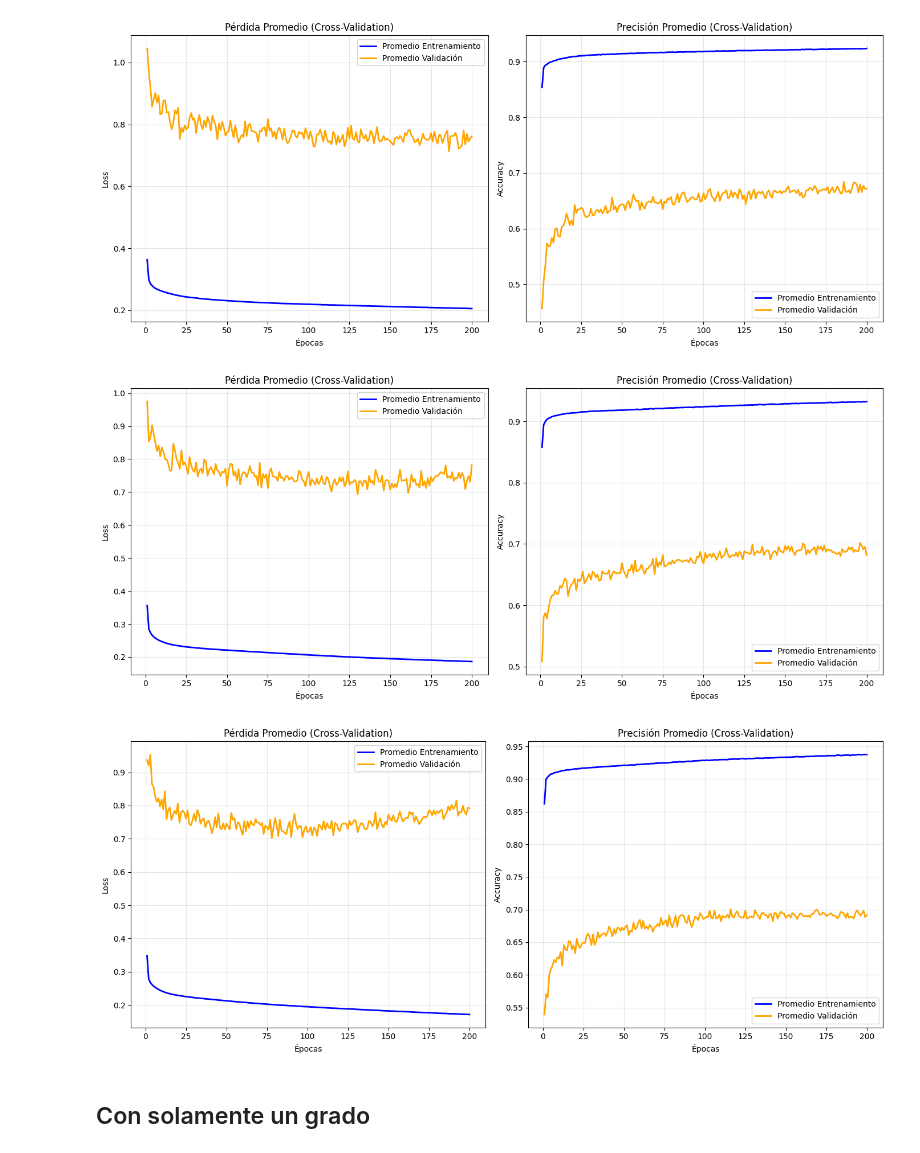
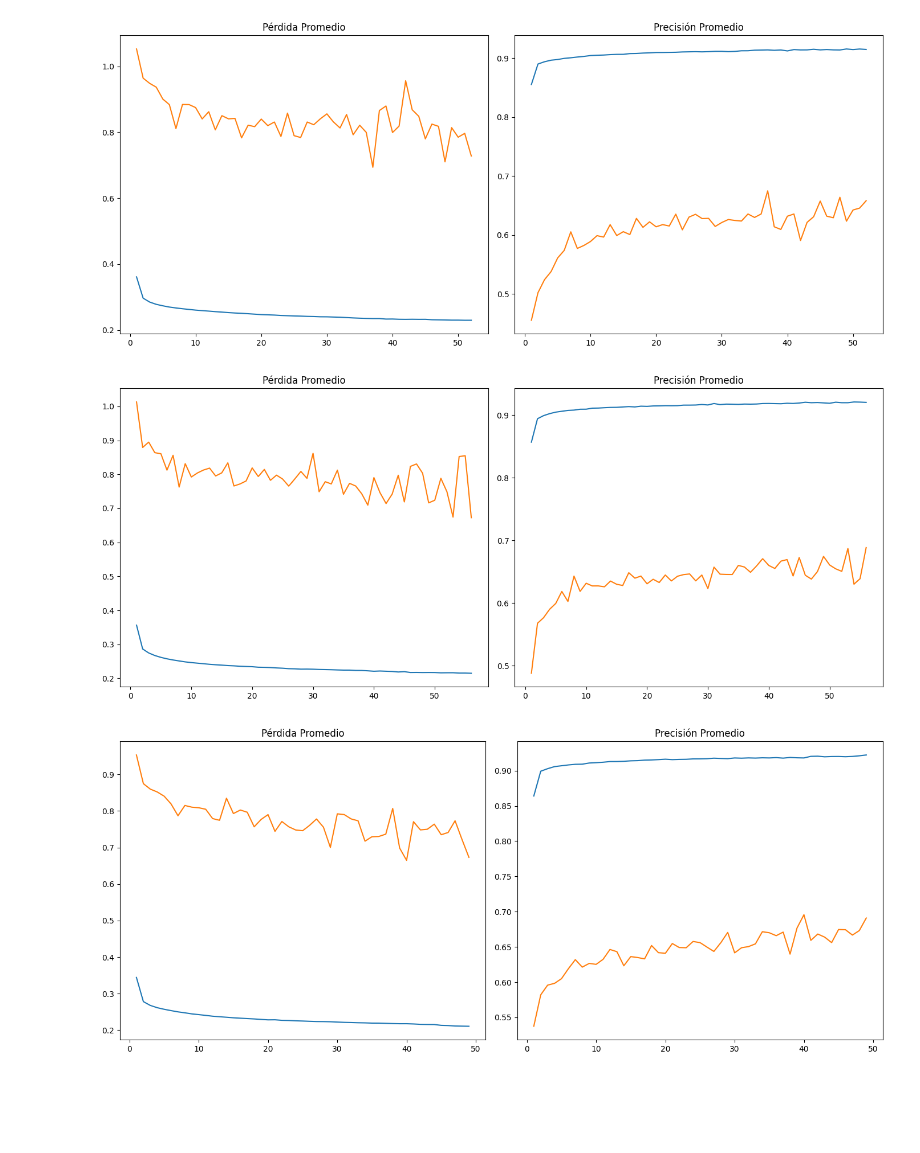
Before and after one commit to NicolasGS02/TFG, a Jupyter notebook: Polinomio de Legendre/StratifieldDataLegendre.ipynb, the cells around one changed output. Saved outputs shown, nothing was run; the diff lists cells and outputs as text; code cells hidden in the pictures; blank space fills up the shorter version.

```diff
--- a/Polinomio de Legendre/StratifieldDataLegendre.ipynb
+++ b/Polinomio de Legendre/StratifieldDataLegendre.ipynb
@@ -197,0 +118,18 @@ def calculator(scores):
+# %%
+# ===== DATOS =====
+magic_gamma_telescope_leg = fetch_ucirepo(id=159)
+
+X_leg = magic_gamma_telescope_leg.data.features
+y_leg = magic_gamma_telescope_leg.data.targets
+
+epochs_leg = 120
+batch_size_leg = 32
+input_dim_leg = X_leg.shape[1]
+num_splits_leg = 10
+# %%
+def createEarlyStoppingCallback_leg(patience_leg=15):
+    return keras.callbacks.EarlyStopping(
+        monitor='val_loss',
+        patience=patience_leg,
+        restore_best_weights=True
+    )
@@ -198,14 +176,28 @@ def calculator(scores):
 # %%
-results2 = calculator(scores2)
-results3 = calculator(scores3)
-results4 = calculator(scores4)
+def calculator_leg(scores_leg):
+    Totalloss_leg, Totalaccuracy_leg = 0, 0
+    for loss, accuracy in scores_leg:
+        Totalloss_leg += loss
+        Totalaccuracy_leg += accuracy
 
-#Imprimimos los resultados finales
+    return Totalloss_leg/num_splits_leg, Totalaccuracy_leg/num_splits_leg
+
+
+results2_leg = calculator_leg(scores2_leg)
+results3_leg = calculator_leg(scores3_leg)
+results4_leg = calculator_leg(scores4_leg)
+
+
 print("\n" + "="*40)
-print("  RESULTADOS FINALES (Promedio CV)")
+print("  RESULTADOS FINALES (Promedio CV - Legendre)")
 print("="*40)
-print(f"Grado 2 - Pérdida Promedio: {results2[0]:.4f}, Accuracy Promedio: {results2[1]:.4f}")
-print(f"Grado 3 - Pérdida Promedio: {results3[0]:.4f}, Accuracy Promedio: {results3[1]:.4f}")
-print(f"Grado 4 - Pérdida Promedio: {results4[0]:.4f}, Accuracy Promedio: {results4[1]:.4f}")
+print(f"Grado 2 - Loss: {results2_leg[0]:.4f}, Acc: {results2_leg[1]:.4f}")
+print(f"Grado 3 - Loss: {results3_leg[0]:.4f}, Acc: {results3_leg[1]:.4f}")
+print(f"Grado 4 - Loss: {results4_leg[0]:.4f}, Acc: {results4_leg[1]:.4f}")
+
+
+plot_cv_average_history_leg(fitHistory2_leg)
+plot_cv_average_history_leg(fitHistory3_leg)
+plot_cv_average_history_leg(fitHistory4_leg)
 # %% [output]
 ========================================
@@ -217,11 +209,3 @@ Grado 4 - Pérdida Promedio: 0.3613, Accuracy Promedio: 0.8694
+[figure, added]
+[figure, added]
+[figure, added]
-# %%
-#Imrimimos las graficas de la evolución del entrenamiento de cada modelo
-plot_cv_average_history(fitHistory2)
-plot_cv_average_history(fitHistory3)
-plot_cv_average_history(fitHistory4)
-# %% [output]
-[figure, removed]
-[figure, removed]
-[figure, removed]
-# %% [markdown]
-## Con solamente un grado
```
Also changed, not shown: parts of 18 cells of this notebook, 3 other files.
